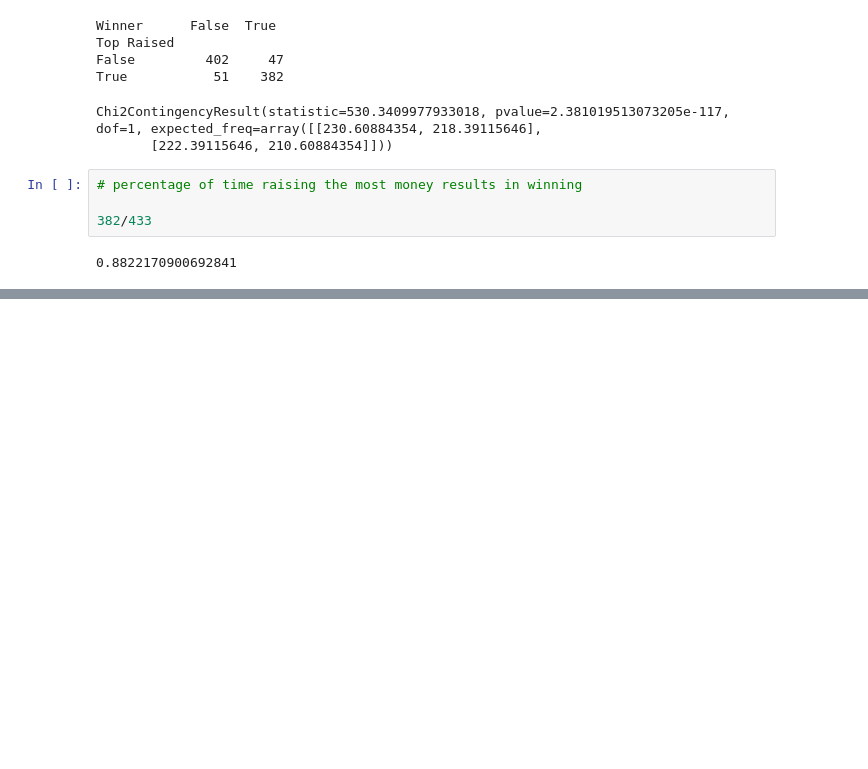
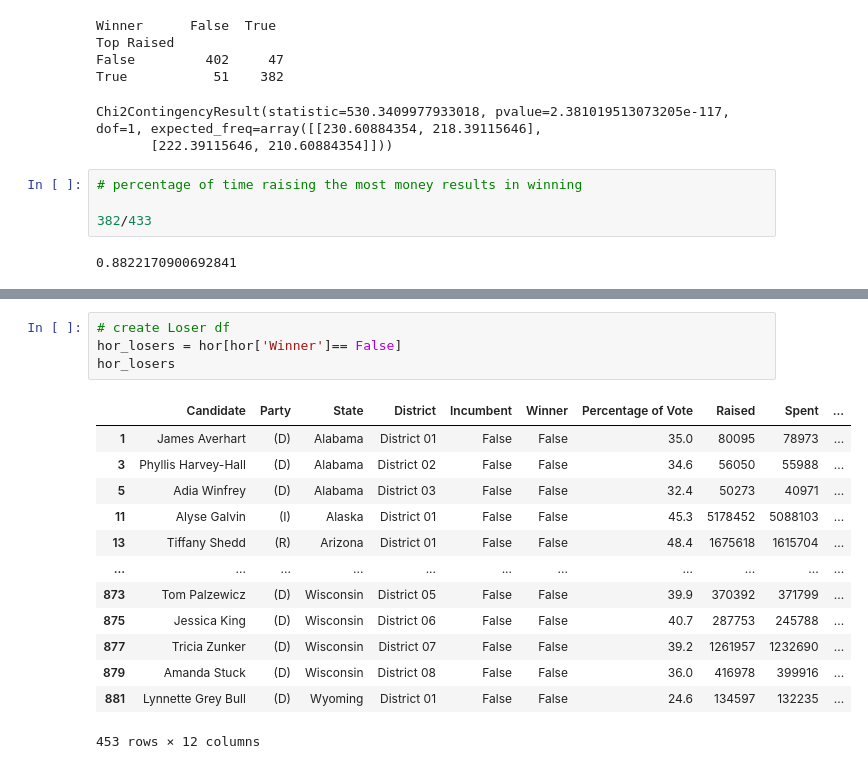
Before and after one commit to KagonDeans/webscraping-open-secrets, a Jupyter notebook: notebooks/MP_HOR_EDA.ipynb, the cells around one changed output, grey strips where cells are left out. Drawn from its saved outputs; the diff is of its cells as text; blank space fills up the shorter version.

```diff
--- a/notebooks/MP_HOR_EDA.ipynb
+++ b/notebooks/MP_HOR_EDA.ipynb
@@ -95,0 +170,18 @@ Chi2ContingencyResult(statistic=530.3409977933018, pvalue=2.381019513073205e-117
+# %%
+# create Loser df
+hor_losers = hor[hor['Winner']== False]
+hor_losers
+# %% [output]
+|  | Candidate | Party | State | District | Incumbent | Winner | Percentage of Vote | Raised | Spent | ... |
+| 1 | James Averhart | (D) | Alabama | District 01 | False | False | 35.0 | 80095 | 78973 | ... |
+| 3 | Phyllis Harvey-Hall | (D) | Alabama | District 02 | False | False | 34.6 | 56050 | 55988 | ... |
+| 5 | Adia Winfrey | (D) | Alabama | District 03 | False | False | 32.4 | 50273 | 40971 | ... |
+| 11 | Alyse Galvin | (I) | Alaska | District 01 | False | False | 45.3 | 5178452 | 5088103 | ... |
+| 13 | Tiffany Shedd | (R) | Arizona | District 01 | False | False | 48.4 | 1675618 | 1615704 | ... |
+| ... | ... | ... | ... | ... | ... | ... | ... | ... | ... | ... |
+| 873 | Tom Palzewicz | (D) | Wisconsin | District 05 | False | False | 39.9 | 370392 | 371799 | ... |
+| 875 | Jessica King | (D) | Wisconsin | District 06 | False | False | 40.7 | 287753 | 245788 | ... |
+| 877 | Tricia Zunker | (D) | Wisconsin | District 07 | False | False | 39.2 | 1261957 | 1232690 | ... |
+| 879 | Amanda Stuck | (D) | Wisconsin | District 08 | False | False | 36.0 | 416978 | 399916 | ... |
+| 881 | Lynnette Grey Bull | (D) | Wyoming | District 01 | False | False | 24.6 | 134597 | 132235 | ... |
+453 rows × 12 columns
```
Also changed, not shown: parts of 12 cells of this notebook, 2 other files.
